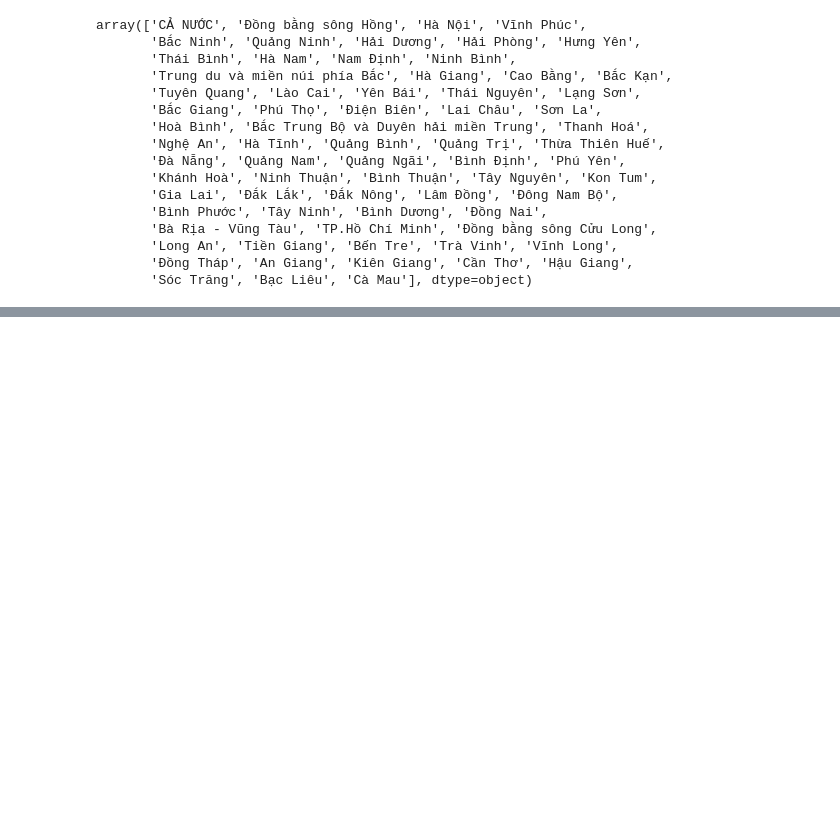
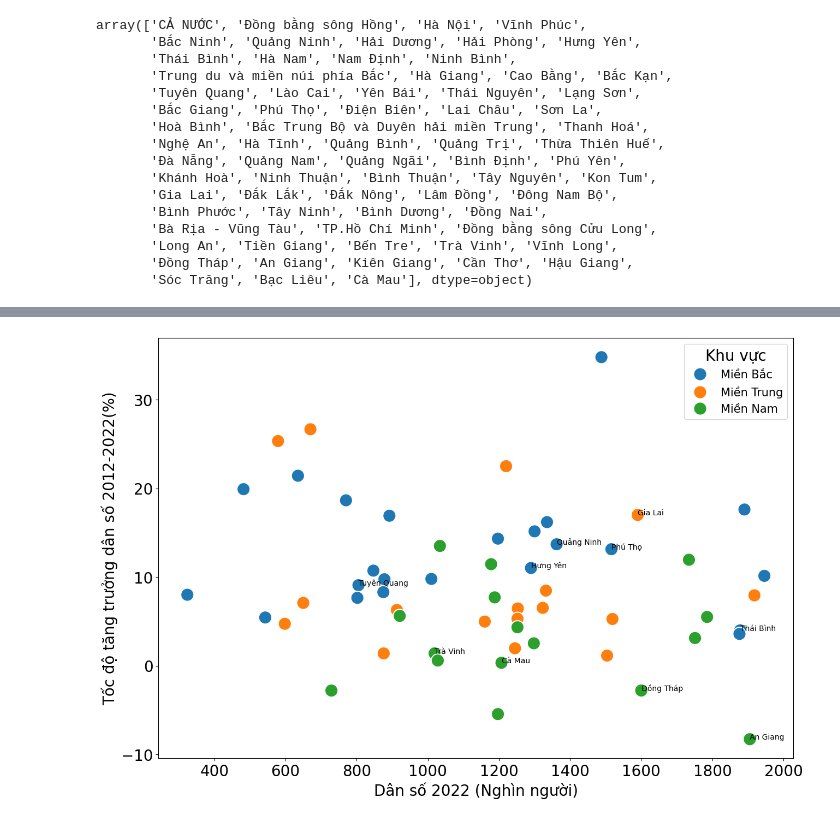
Before and after one commit to datasciencedances/datasciecedances_notebooks, a Jupyter notebook: notebooks/pitllfall.ipynb, the cells around one changed output, grey strips where cells are left out. Saved outputs shown, nothing was run; the diff lists cells and outputs as text; code cells hidden in the pictures; blank space fills up the shorter version.

```diff
--- a/notebooks/pitllfall.ipynb
+++ b/notebooks/pitllfall.ipynb
@@ -65,0 +165,18 @@ for k, v in  mapping.items():
+# %%
+plt.figure(figsize=(15,10))
+ax = sns.scatterplot(x='2022', y='tang_truong_2012_2022',
+                     hue='Khu vực 2',data=data,
+                     s=300)
+legend = plt.legend(title="Khu vực",
+           prop={'size': 15})
+plt.setp(legend.get_title(),fontsize=20)
+
+_ = plt.xticks(fontsize=20)
+_ = plt.yticks(fontsize=20)
+plt.xlabel("Dân số 2022 (Nghìn người)", fontsize=20)
+plt.ylabel("Tốc độ tăng trưởng dân số 2012-2022(%)",fontsize=20)
+for i, row in data.sample(10, random_state=20).iterrows():
+    plt.text(row['2022'], row['tang_truong_2012_2022'], row["Tỉnh"])
+# plt.tight_layout()
+# %% [output]
+[figure, added]
```
Also changed, not shown: parts of 24 cells of this notebook.
